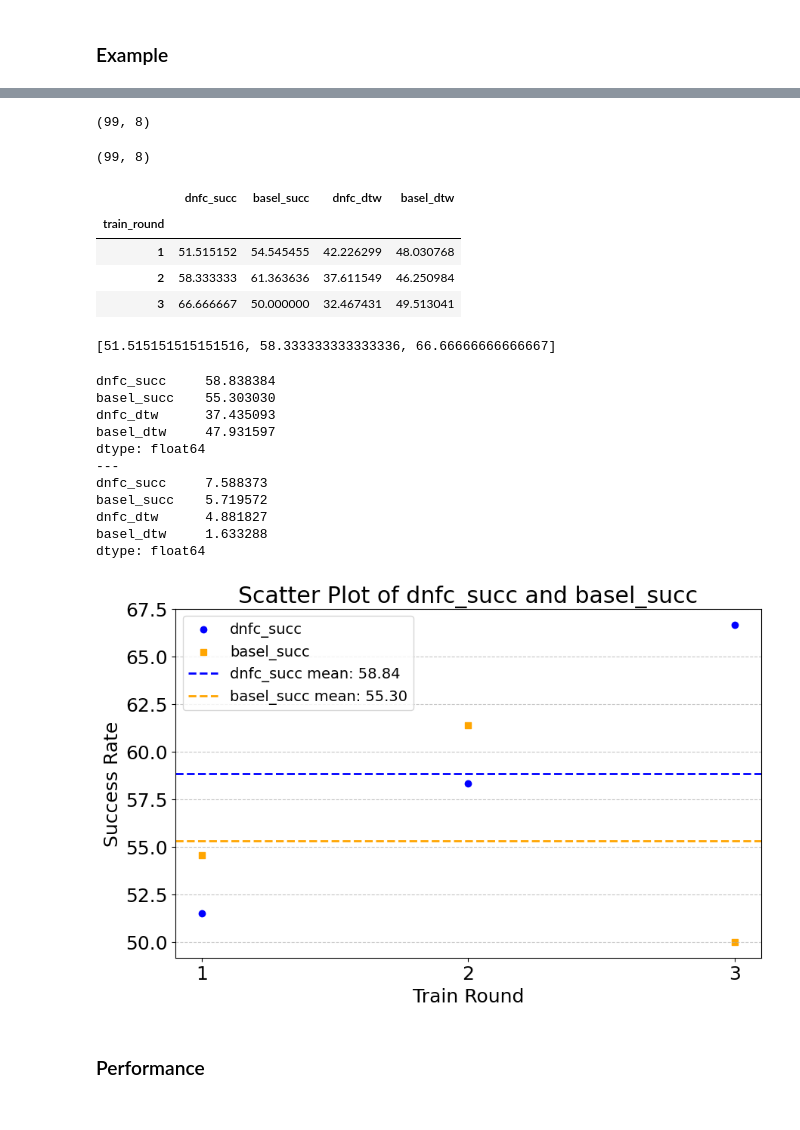
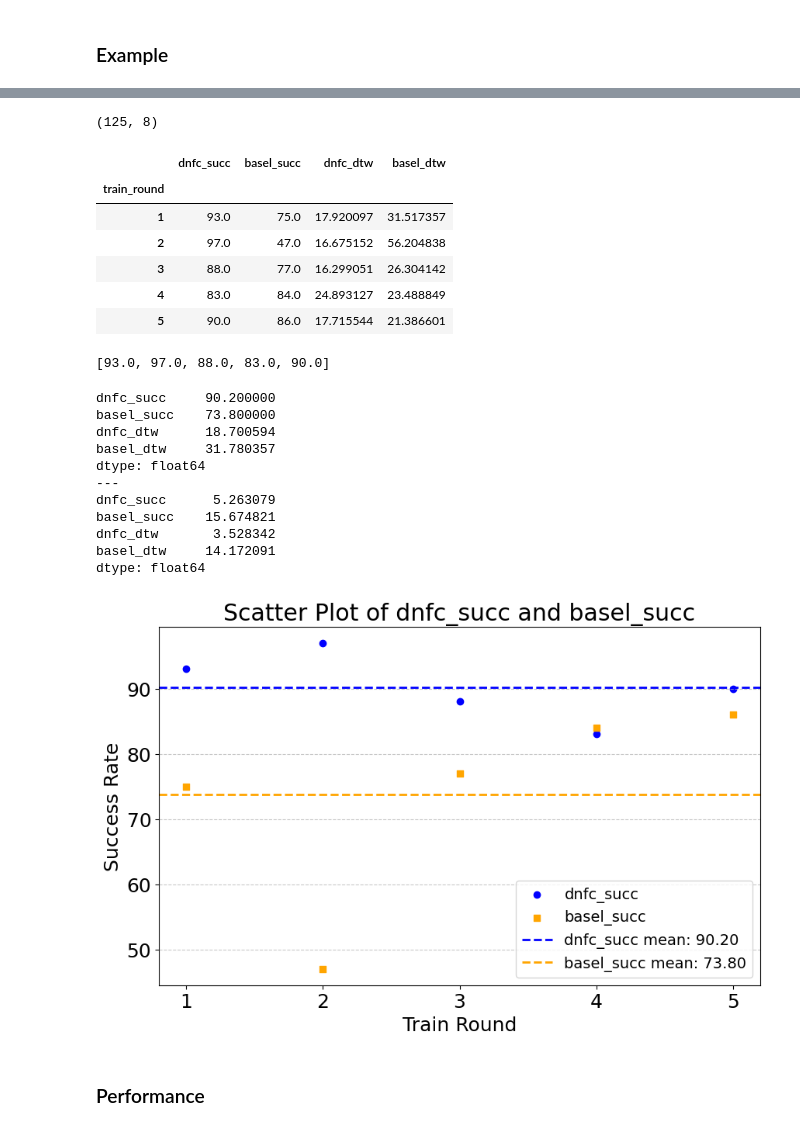
Before and after one commit to arash-mehrabi-z/dnfc-torobo, a Jupyter notebook: feedback_controller/fbc/neural_network/get_results.ipynb, the cells around one changed output, grey strips where cells are left out. Drawn from its saved outputs; the diff is of its cells as text; code cells hidden in the pictures.

```diff
--- a/feedback_controller/fbc/neural_network/get_results.ipynb
+++ b/feedback_controller/fbc/neural_network/get_results.ipynb
@@ -32,7 +32,7 @@ bodypart structure for head is constructed.
 # %%
 model_name = "2+2l_lat:sub-nvel_1e-05"
 file_root_dir = root_dir +\
-    f"{ds_name}_{model_params_list[-1]}K/ep:2000/on_{model_name}" + "_True" + "_4l_base"
+    f"{ds_name}_{model_params_list[-1]}K/ep:2000/on_{model_name}" + "_True" + "_3l_base"
 
 file_path = os.path.join(file_root_dir, "perf.csv")
 df = pd.read_csv(file_path)
@@ -78,12 +78,10 @@ df.head(10)
 # %%
 df.shape
 # %% [output]
-(99, 8)
+(125, 8)
 # %%
-df = df[df["eps_num"] <= 32]
-df.shape
+# df = df[df["eps_num"] <= 32]
+# df.shape
-# %% [output]
-(99, 8)
 # %%
 round_means = df.groupby('train_round')[['dnfc_succ', 'basel_succ',
                                          'dnfc_dtw', 'basel_dtw']].mean()
@@ -92,13 +90,15 @@ round_means
 # %% [output]
 |  | dnfc_succ | basel_succ | dnfc_dtw | basel_dtw |
 | train_round |  |  |  |  |
-| 1 | 51.515152 | 54.545455 | 42.226299 | 48.030768 |
-| 2 | 58.333333 | 61.363636 | 37.611549 | 46.250984 |
-| 3 | 66.666667 | 50.000000 | 32.467431 | 49.513041 |
+| 1 | 93.0 | 75.0 | 17.920097 | 31.517357 |
+| 2 | 97.0 | 47.0 | 16.675152 | 56.204838 |
+| 3 | 88.0 | 77.0 | 16.299051 | 26.304142 |
+| 4 | 83.0 | 84.0 | 24.893127 | 23.488849 |
+| 5 | 90.0 | 86.0 | 17.715544 | 21.386601 |
 # %%
 round_means['dnfc_succ'].tolist()
 # %% [output]
-[51.515151515151516, 58.333333333333336, 66.66666666666667]
+[93.0, 97.0, 88.0, 83.0, 90.0]
 # %%
 overall_mean = round_means.mean()
 overall_std = round_means.std()
@@ -106,51 +106,51 @@ print(overall_mean)
 print("---")
 print(overall_std)
 # %% [output]
-dnfc_succ     58.838384
-basel_succ    55.303030
-dnfc_dtw      37.435093
-basel_dtw     47.931597
+dnfc_succ     90.200000
+basel_succ    73.800000
+dnfc_dtw      18.700594
+basel_dtw     31.780357
 dtype: float64
 ---
-dnfc_succ     7.588373
-basel_succ    5.719572
-dnfc_dtw      4.881827
-basel_dtw     1.633288
+dnfc_succ      5.263079
+basel_succ    15.674821
+dnfc_dtw       3.528342
+basel_dtw     14.172091
 dtype: float64
 # %%
 dnfc_succ = round_means['dnfc_succ'].tolist()
 basel_succ = round_means['basel_succ'].tolist()
 
 dnfc_mean = np.mean(dnfc_succ)
 basel_mean = np.mean(basel_succ)
 
 # Scatter plot
 plt.figure(figsize=(10, 6))
-train_rounds = np.arange(1, 4)
+train_rounds = np.arange(1, len(dnfc_succ)+1)
 
 # Plot scatter points
 plt.scatter(train_rounds, dnfc_succ, color='blue', label='dnfc_succ', marker='o')
 plt.scatter(train_rounds, basel_succ, color='orange', label='basel_succ', marker='s')
 
 # Add mean lines
 plt.axhline(dnfc_mean, color='blue', linestyle='dashed', linewidth=2,
             label=f'dnfc_succ mean: {dnfc_mean:.2f}')
 plt.axhline(basel_mean, color='orange', linestyle='dashed', linewidth=2,
             label=f'basel_succ mean: {basel_mean:.2f}')
 
 # Labels and legend
 plt.xlabel('Train Round')
 plt.ylabel('Success Rate')
 plt.title('Scatter Plot of dnfc_succ and basel_succ')
 plt.xticks(train_rounds)
 plt.legend()
 plt.grid(axis='y', linestyle='--', alpha=0.7)
 
 # Show plot
 plt.savefig(os.path.join(os.getcwd(), "paper/each_model.png"))
 plt.show()
 # %% [output]
-[figure, old version]
+[figure, new version]
 # %% [markdown]
 ### Performance
 # %%
```
Also changed, not shown: parts of 13 cells of this notebook.
